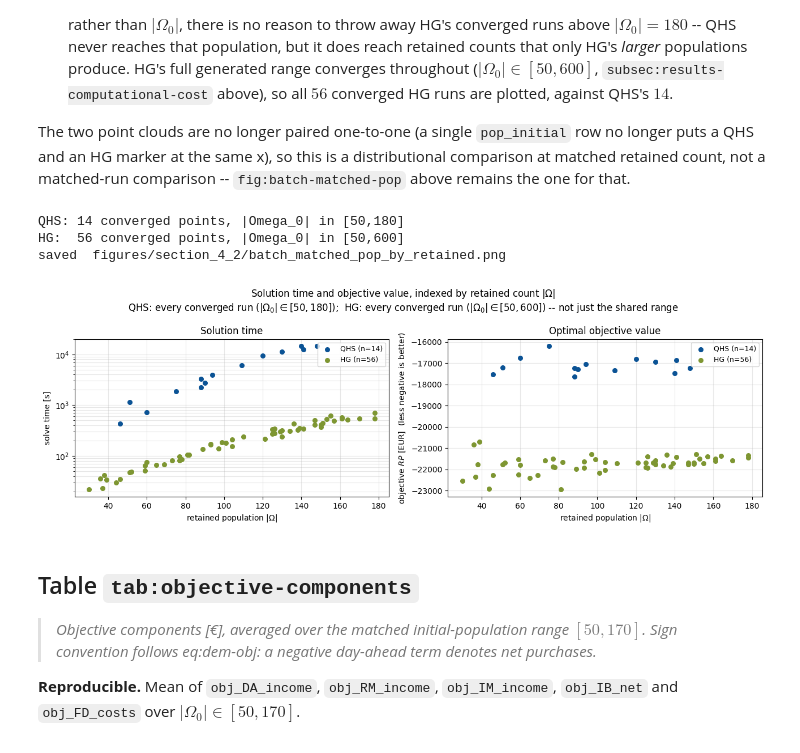
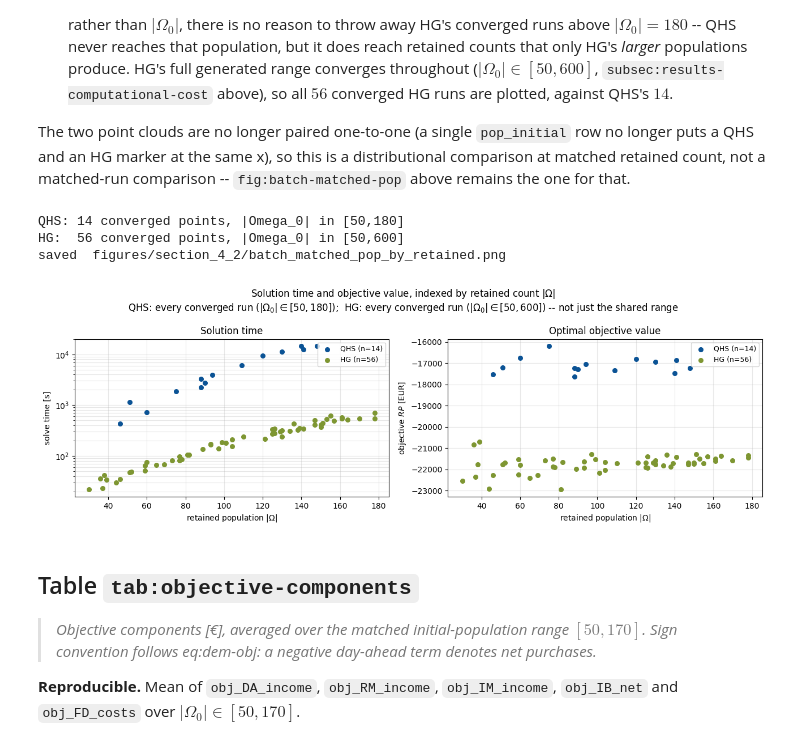
Before and after one commit to mmobec/secoem-VSS, a Jupyter notebook: Results/Execution of model/section_4_2_results_of_simulations.ipynb, the cells around one changed output. Cells and saved outputs as stored; diff of their text form; code cells hidden in the pictures.

```diff
--- a/Results/Execution of model/section_4_2_results_of_simulations.ipynb
+++ b/Results/Execution of model/section_4_2_results_of_simulations.ipynb
@@ -1077,35 +1077,35 @@ ax.scatter(qhs_all["pop_retained"], qhs_all["solve_time_s"], s=30,
            color=COLORS["QHS"], label=f"QHS (n={len(qhs_all)})", zorder=3)
 ax.scatter(hg_all["pop_retained"], hg_all["solve_time_s"], s=30,
            color=COLORS["HG"], label=f"HG (n={len(hg_all)})", zorder=3)
 ax.set_yscale("log")
 ax.set_xlabel(r"retained population $|\Omega|$")
 ax.set_ylabel("solve time [s]")
 ax.set_title("Solution time")
 ax.grid(alpha=0.3, which="both")
 ax.legend(fontsize=9)
 
 ax = axes[1]
 ax.scatter(qhs_all["pop_retained"], qhs_all["obj_fun"], s=30,
            color=COLORS["QHS"], label=f"QHS (n={len(qhs_all)})", zorder=3)
 ax.scatter(hg_all["pop_retained"], hg_all["obj_fun"], s=30,
            color=COLORS["HG"], label=f"HG (n={len(hg_all)})", zorder=3)
 ax.set_xlabel(r"retained population $|\Omega|$")
-ax.set_ylabel(r"objective $RP$ [EUR]  (less negative is better)")
+ax.set_ylabel(r"objective $RP$ [EUR]")
 ax.set_title("Optimal objective value")
 ax.grid(alpha=0.3)
 ax.legend(fontsize=9)
 
 fig.suptitle(r"Solution time and objective value, indexed by retained count $|\Omega|$"
              "\nQHS: every converged run ($|\\Omega_0| \\in [50,180]$);  "
              "HG: every converged run ($|\\Omega_0| \\in [50,600]$) -- not just the shared range")
 fig.tight_layout()
 save(fig, "batch_matched_pop_by_retained")
 plt.show()
 # %% [output]
 QHS: 14 converged points, |Omega_0| in [50,180]
 HG:  56 converged points, |Omega_0| in [50,600]
 saved  figures/section_4_2/batch_matched_pop_by_retained.png
-[figure, old version]
+[figure, new version]
 # %% [markdown]
 ## Table `tab:objective-components`
 > *Objective components [€], averaged over the matched initial-population range $[50,170]$.
```
Also changed, not shown: parts of 2 cells of this notebook, 3 other files.
